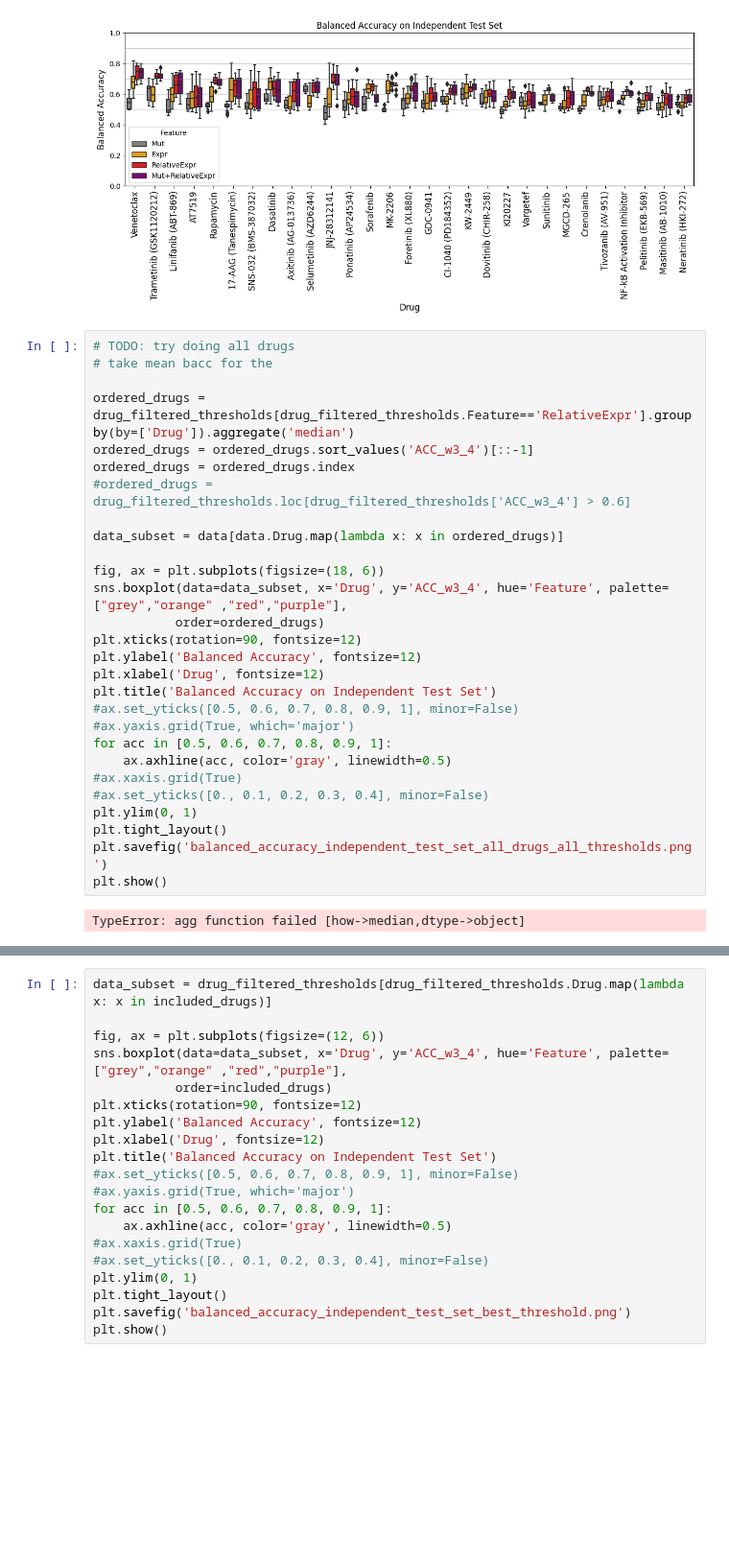
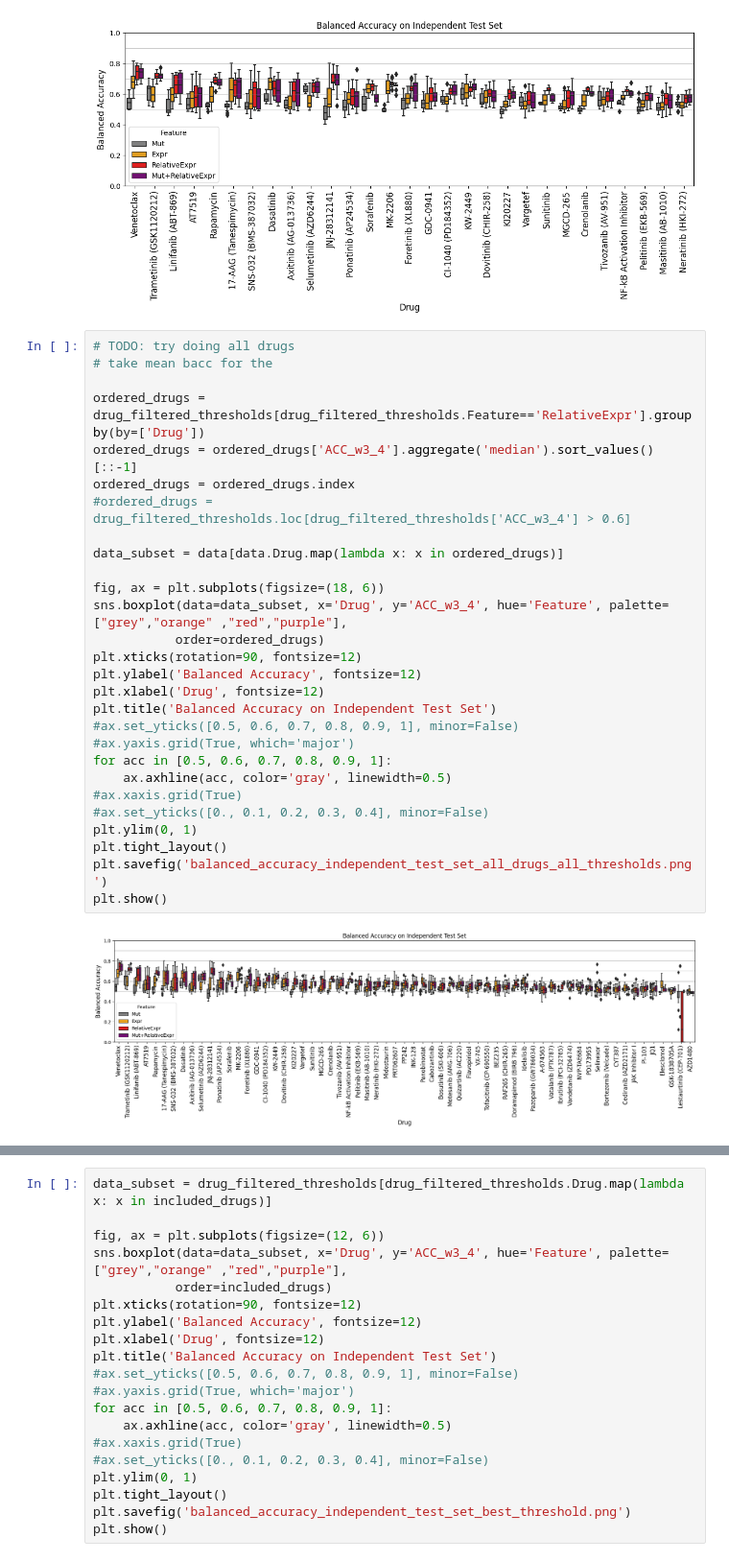
Before and after one commit to IlyaLab/KG_predict_DrugResponse, a Jupyter notebook: notebooks/publication_figures.ipynb, the cells around one changed output, grey strips where cells are left out. Shown at 96% size. Saved outputs shown, nothing was run; the diff lists cells and outputs as text; blank space fills up the shorter version.

Commit message:
update figures

```diff
--- a/notebooks/publication_figures.ipynb
+++ b/notebooks/publication_figures.ipynb
@@ -124,33 +124,33 @@ plt.show()
 # %%
 # TODO: try doing all drugs
 # take mean bacc for the
 
-ordered_drugs = drug_filtered_thresholds[drug_filtered_thresholds.Feature=='RelativeExpr'].groupby(by=['Drug']).aggregate('median')
-ordered_drugs = ordered_drugs.sort_values('ACC_w3_4')[::-1]
+ordered_drugs = drug_filtered_thresholds[drug_filtered_thresholds.Feature=='RelativeExpr'].groupby(by=['Drug'])
+ordered_drugs = ordered_drugs['ACC_w3_4'].aggregate('median').sort_values()[::-1]
 ordered_drugs = ordered_drugs.index
 #ordered_drugs = drug_filtered_thresholds.loc[drug_filtered_thresholds['ACC_w3_4'] > 0.6]
 
 data_subset = data[data.Drug.map(lambda x: x in ordered_drugs)]
 
 fig, ax = plt.subplots(figsize=(18, 6))
 sns.boxplot(data=data_subset, x='Drug', y='ACC_w3_4', hue='Feature', palette=["grey","orange" ,"red","purple"],
            order=ordered_drugs)
 plt.xticks(rotation=90, fontsize=12)
 plt.ylabel('Balanced Accuracy', fontsize=12)
 plt.xlabel('Drug', fontsize=12)
 plt.title('Balanced Accuracy on Independent Test Set')
 #ax.set_yticks([0.5, 0.6, 0.7, 0.8, 0.9, 1], minor=False)
 #ax.yaxis.grid(True, which='major')
 for acc in [0.5, 0.6, 0.7, 0.8, 0.9, 1]:
     ax.axhline(acc, color='gray', linewidth=0.5)
 #ax.xaxis.grid(True)
 #ax.set_yticks([0., 0.1, 0.2, 0.3, 0.4], minor=False)
 plt.ylim(0, 1)
 plt.tight_layout()
 plt.savefig('balanced_accuracy_independent_test_set_all_drugs_all_thresholds.png')
 plt.show()
 # %% [output]
-TypeError: agg function failed [how->median,dtype->object]
+[figure, added]
 # %%
 # TODO: try doing all drugs
 # take mean bacc for the
```
Also changed, not shown: parts of 6 cells of this notebook.
